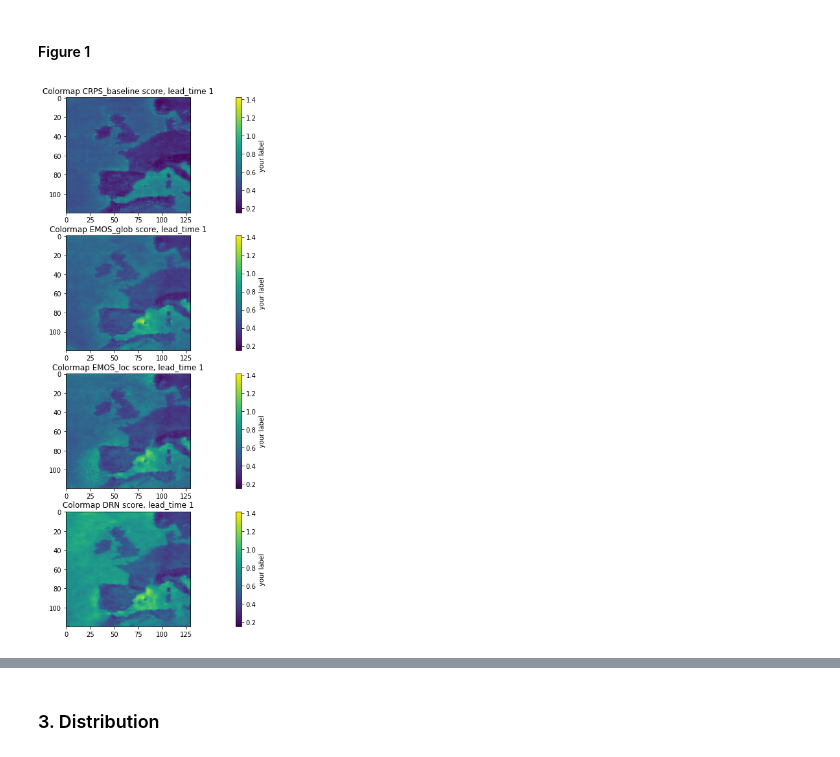
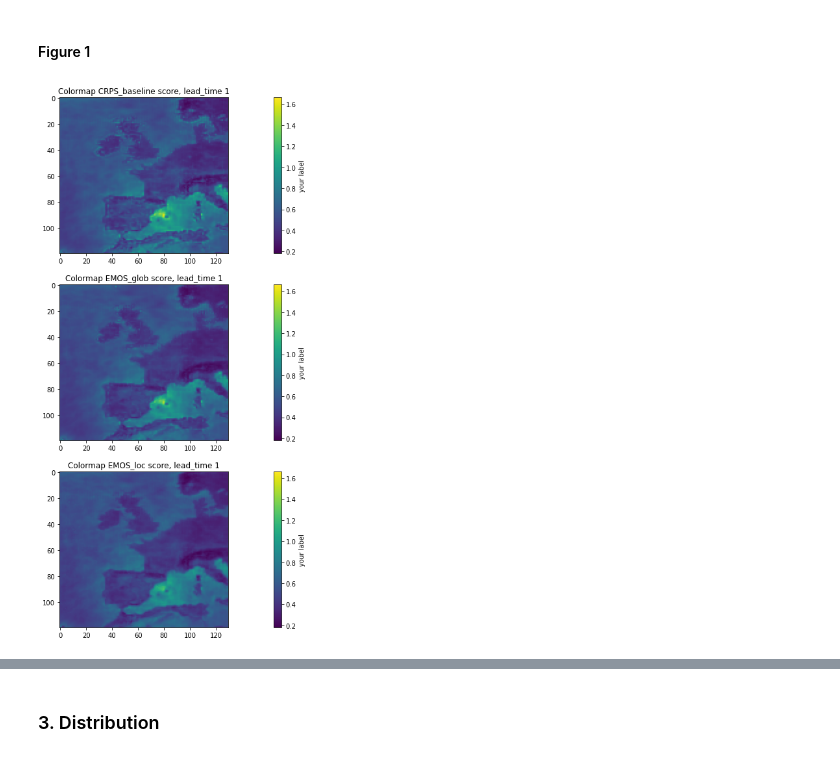
Before and after one commit to cleveryangcong/Bachelor_Thesis, a Jupyter notebook: notebooks/exploratory/2.8.2-dc-ws10_score_checks.ipynb, the cells around one changed output, grey strips where cells are left out. Drawn from its saved outputs; the diff is of its cells as text; code cells hidden in the pictures.

Commit message:
Running through visualizations

```diff
--- a/notebooks/exploratory/2.8.2-dc-ws10_score_checks.ipynb
+++ b/notebooks/exploratory/2.8.2-dc-ws10_score_checks.ipynb
@@ -104,9 +104,9 @@ def heatmap_lead(var_name, lead_time, models=[True, True, True, True]):
 # %% [markdown]
 #### Figure 1
 # %%
-heatmap_lead("ws10", 1, models=[True, True, True, True])
+heatmap_lead("ws10", 1, models=[True, True, True, False])
 # %% [output]
-[figure, old version]
+[figure, new version]
 [interactive output not drawn]
 # %% [markdown]
 ### 3. Distribution
```
Also changed, not shown: parts of 2 cells of this notebook, 2 other files.
